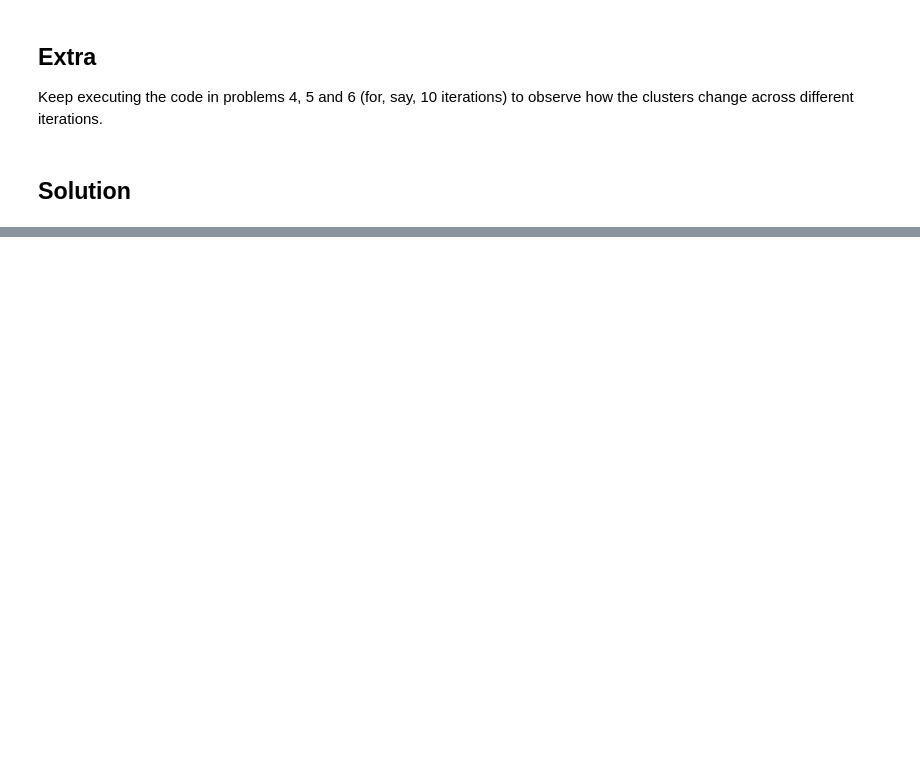
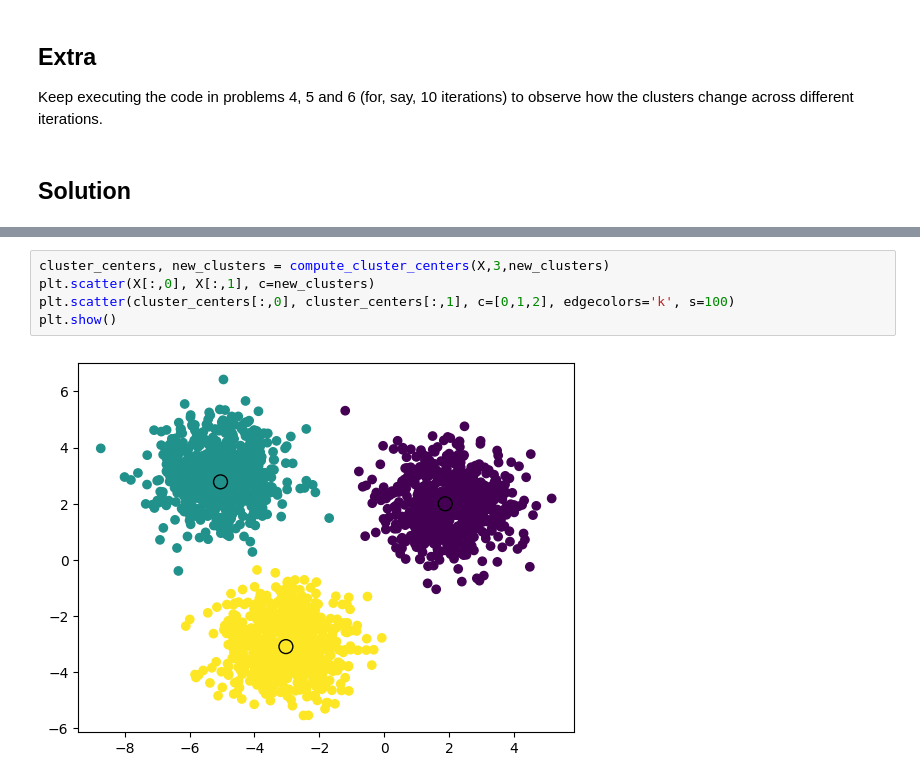
Before and after one commit to kumar-shivang/Machine-Learning-T, a Jupyter notebook: Week_3_Programming.ipynb, the cells around one changed output, grey strips where cells are left out. Saved outputs shown, nothing was run; the diff lists cells and outputs as text; blank space fills up the shorter version.

```diff
--- a/Week_3_Programming.ipynb
+++ b/Week_3_Programming.ipynb
@@ -114,0 +152,7 @@ Keep executing the code in problems 4, 5 and 6 (for, say, 10 iterations) to obse
+# %%
+cluster_centers, new_clusters = compute_cluster_centers(X,3,new_clusters)
+plt.scatter(X[:,0], X[:,1], c=new_clusters)
+plt.scatter(cluster_centers[:,0], cluster_centers[:,1], c=[0,1,2], edgecolors='k', s=100)
+plt.show()
+# %% [output]
+[figure, added]
```
Also changed, not shown: parts of 10 cells of this notebook.
